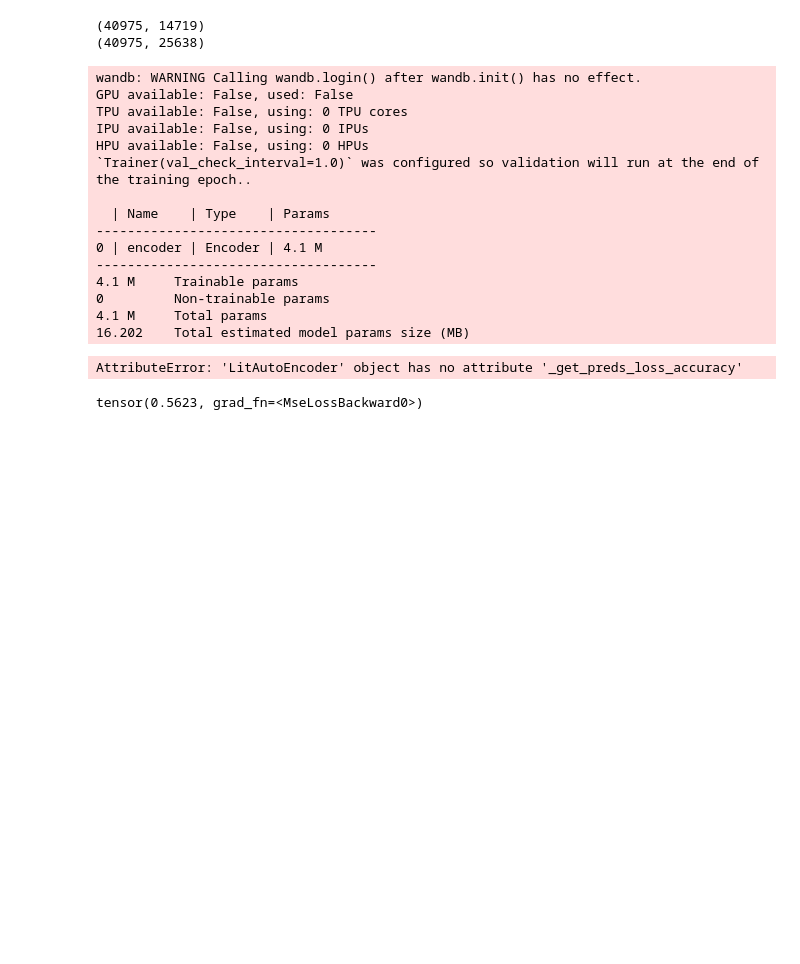
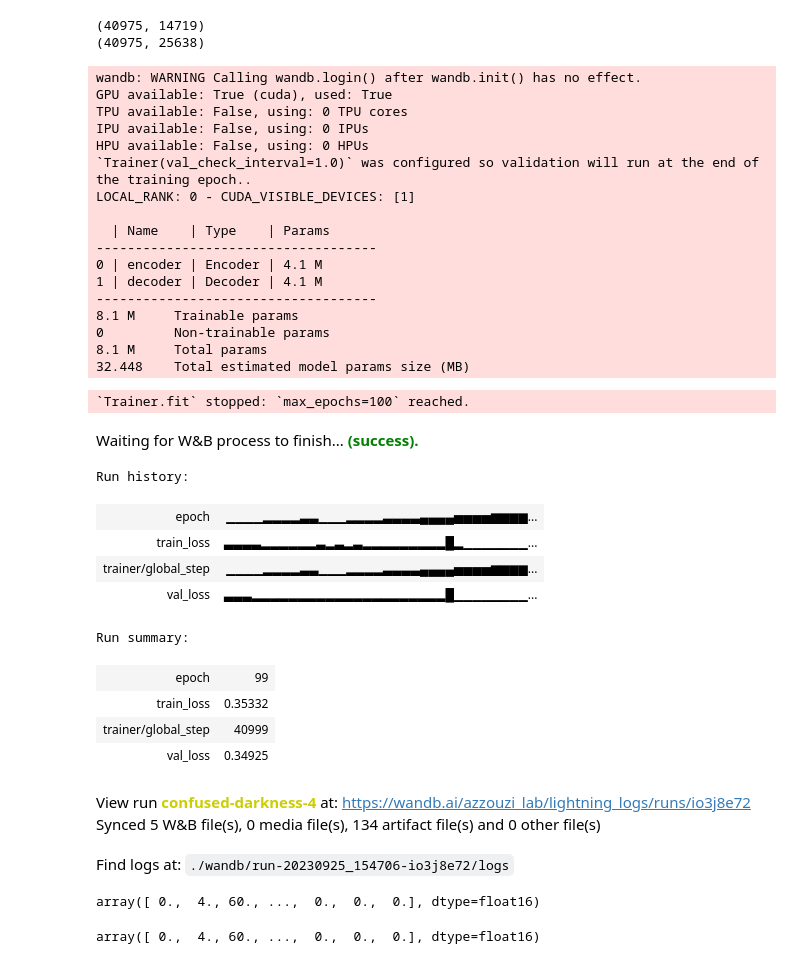
Before and after one commit to mohammedazzouzi15/STK_search, a Jupyter notebook: notebooks/train_encoder_slatm.ipynb, the cells around one changed output. Drawn from its saved outputs; the diff is of its cells as text; code cells hidden in the pictures; blank space fills up the shorter version.

```diff
--- a/notebooks/train_encoder_slatm.ipynb
+++ b/notebooks/train_encoder_slatm.ipynb
@@ -68,17 +77,17 @@ class Encoder(nn.Module):
 # %%
+from torchmetrics.functional import accuracy
+
 class LitAutoEncoder(pl.LightningModule):
-    def __init__(self, encoder):
+    def __init__(self, encoder, decoder):
         super().__init__()
         self.encoder = encoder
+        self.decoder = decoder
 
     def training_step(self, batch, batch_idx):
         # training_step defines the train loop.
-        x, y = batch
-        x = x.view(x.size(0), -1)
-        z = self.encoder(x)
-        loss = F.mse_loss(z, y)
+        loss = self._get_preds_loss_accuracy(batch)
+
         self.log('train_loss', loss)
-
         return loss
 
     def configure_optimizers(self):
@@ -87,21 +96,20 @@ class LitAutoEncoder(pl.LightningModule):
 
     def validation_step(self, batch, batch_idx):
         '''used for logging metrics'''
-        preds, loss, acc = self._get_preds_loss_accuracy(batch)
+        loss = self._get_preds_loss_accuracy(batch)
 
         # Log loss and metric
         self.log('val_loss', loss)
-        self.log('val_accuracy', acc)
-        return preds
+        return loss
 
     def _get_preds_loss_accuracy(self, batch):
         '''convenience function since train/valid/test steps are similar'''
         x, y = batch
-        logits = self(x)
-        preds = torch.argmax(logits, dim=1)
-        loss = self.loss(logits, y)
-        acc = accuracy(preds, y)
-        return preds, loss, acc
+        x = x.view(x.size(0), -1)
+        z = self.encoder(x)
+        x_hat = self.decoder(z)
+        loss = F.mse_loss(x_hat, x) + F.mse_loss(z, y)
+        return loss
 # %%
 from torch.utils.data import Dataset, DataLoader
 
@@ -118,45 +127,66 @@ train_len = int(len(dataset)*0.8)
 val_len = len(dataset)-train_len
 
 train_set, val_set = torch.utils.data.random_split(dataset, [train_len, val_len])
-batch_size = 1000
+batch_size = 100
 
-train_loader = torch.utils.data.DataLoader(dataset, batch_size=batch_size,
+train_loader = DataLoader(dataset, batch_size=batch_size,
                                            num_workers=6,shuffle = True)
-validation_loader = torch.utils.data.DataLoader(dataset, batch_size=batch_size,shuffle = False)
+validation_loader = DataLoader(dataset, batch_size=batch_size,shuffle = False)
 # %%
 
 # model
 from pytorch_lightning.loggers import WandbLogger
 
 import wandb
 wandb.login()
 
 
 
-autoencoder = LitAutoEncoder(Encoder())
-wandb_logger = WandbLogger(log_model="all")
+autoencoder = LitAutoEncoder(Encoder(), Decoder())
+wandb_logger = WandbLogger(project='VAE_slatm',log_model="all")
 # train model
-trainer = pl.Trainer(logger=wandb_logger,fast_dev_run=False, max_epochs=2,val_check_interval=1.0)
+trainer = pl.Trainer(logger=wandb_logger,fast_dev_run=False, max_epochs=100,val_check_interval=1.0)
 trainer.fit(model=autoencoder, train_dataloaders=train_loader, val_dataloaders=validation_loader)
+wandb.finish()
 # %% [output]
 wandb: WARNING Calling wandb.login() after wandb.init() has no effect.
-GPU available: False, used: False
+GPU available: True (cuda), used: True
 TPU available: False, using: 0 TPU cores
 IPU available: False, using: 0 IPUs
 HPU available: False, using: 0 HPUs
 `Trainer(val_check_interval=1.0)` was configured so validation will run at the end of the training epoch..
+LOCAL_RANK: 0 - CUDA_VISIBLE_DEVICES: [1]
 
   | Name    | Type    | Params
 ------------------------------------
 0 | encoder | Encoder | 4.1 M
+1 | decoder | Decoder | 4.1 M
 ------------------------------------
-4.1 M     Trainable params
+8.1 M     Trainable params
 0         Non-trainable params
-4.1 M     Total params
-16.202    Total estimated model params size (MB)
+8.1 M     Total params
+32.448    Total estimated model params size (MB)
-AttributeError: 'LitAutoEncoder' object has no attribute '_get_preds_loss_accuracy'
+`Trainer.fit` stopped: `max_epochs=100` reached.
+Waiting for W&B process to finish... (success).
+Run history:
+| epoch | ▁▁▁▁▂▂▂▂▃▃▁▁▁▂▂▂▂▃▃▃▃▄▄▄▄▅▅▅▅▆▆▆▆... |
+| train_loss | ▃▃▃▃▂▂▂▂▂▂▃▂▃▂▃▂▂▂▂▂▂▂▂▂█▂▁▁▁▁▁▁▁... |
+| trainer/global_step | ▁▁▁▁▂▂▂▂▃▃▁▁▁▂▂▂▂▃▃▃▃▄▄▄▄▅▅▅▅▆▆▆▆... |
+| val_loss | ▃▃▃▂▂▂▂▂▂▂▂▂▂▂▂▂▂▂▂▂▂▂▂▂█▁▁▁▁▁▁▁▁... |
+Run summary:
+| epoch | 99 |
+| train_loss | 0.35332 |
+| trainer/global_step | 40999 |
+| val_loss | 0.34925 |
+View run confused-darkness-4 at: https://wandb.ai/azzouzi_lab/lightning_logs/runs/io3j8e72
+Synced 5 W&B file(s), 0 media file(s), 134 artifact file(s) and 0 other file(s)
+Find logs at: ./wandb/run-20230925_154706-io3j8e72/logs
-# %%
-pred = autoencoder.encoder(X)
-F.mse_loss(pred, y)
-# %% [output]
-tensor(0.5623, grad_fn=<MseLossBackward0>)
+# %%
+test_slatm = init_slatm_rpr.reshape(init_slatm_rpr.shape[0],-1,int(init_slatm_rpr.shape[1]/6))
+test_slatm[1,1,:]
+# %% [output]
+array([ 0.,  4., 60., ...,  0.,  0.,  0.], dtype=float16)
+# %%
+df_total['slatm_0'][0]
+# %% [output]
+array([ 0.,  4., 60., ...,  0.,  0.,  0.], dtype=float16)
```
Also changed, not shown: parts of 12 cells of this notebook, 5 other files.
